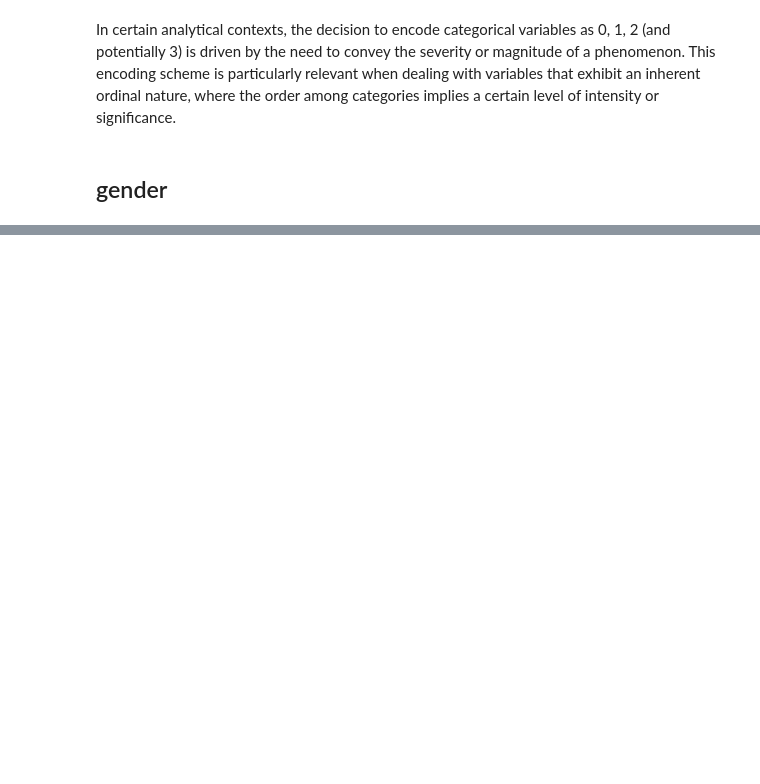
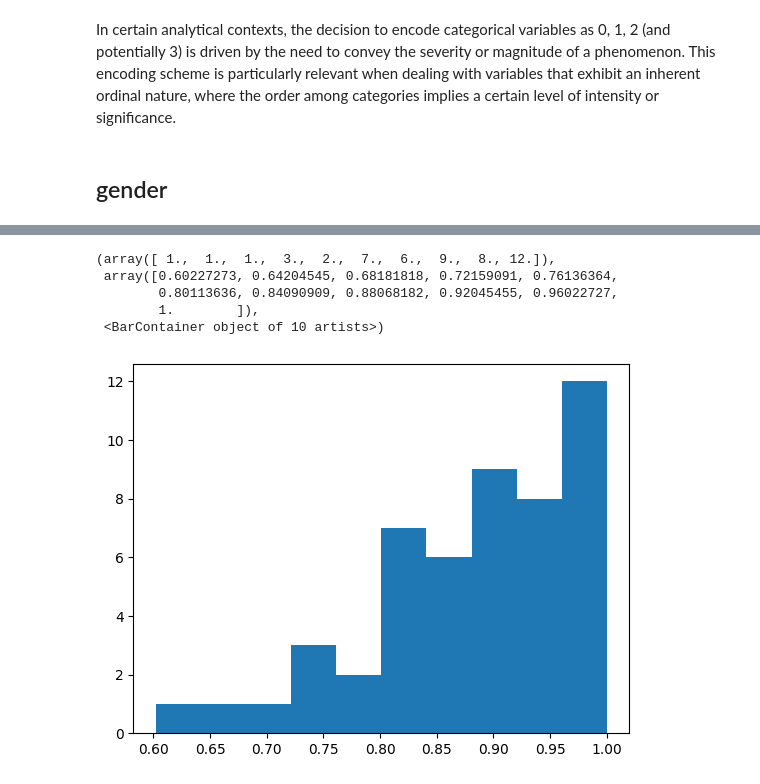
Before and after one commit to marinazanoni/FDS_final, a Jupyter notebook: datasetHEART.ipynb, the cells around one changed output, grey strips where cells are left out. Drawn from its saved outputs; the diff is of its cells as text; code cells hidden in the pictures; blank space fills up the shorter version.

```diff
--- a/datasetHEART.ipynb
+++ b/datasetHEART.ipynb
@@ -102,0 +374,9 @@ In generale, la fattorizzazione dipende dalle tue esigenze analitiche specifiche
+# %%
+plt.hist(auc_stored)
+# %% [output]
+(array([ 1.,  1.,  1.,  3.,  2.,  7.,  6.,  9.,  8., 12.]),
+ array([0.60227273, 0.64204545, 0.68181818, 0.72159091, 0.76136364,
+        0.80113636, 0.84090909, 0.88068182, 0.92045455, 0.96022727,
+        1.        ]),
+ <BarContainer object of 10 artists>)
+[figure, added]
```
Also changed, not shown: parts of 44 cells of this notebook.
